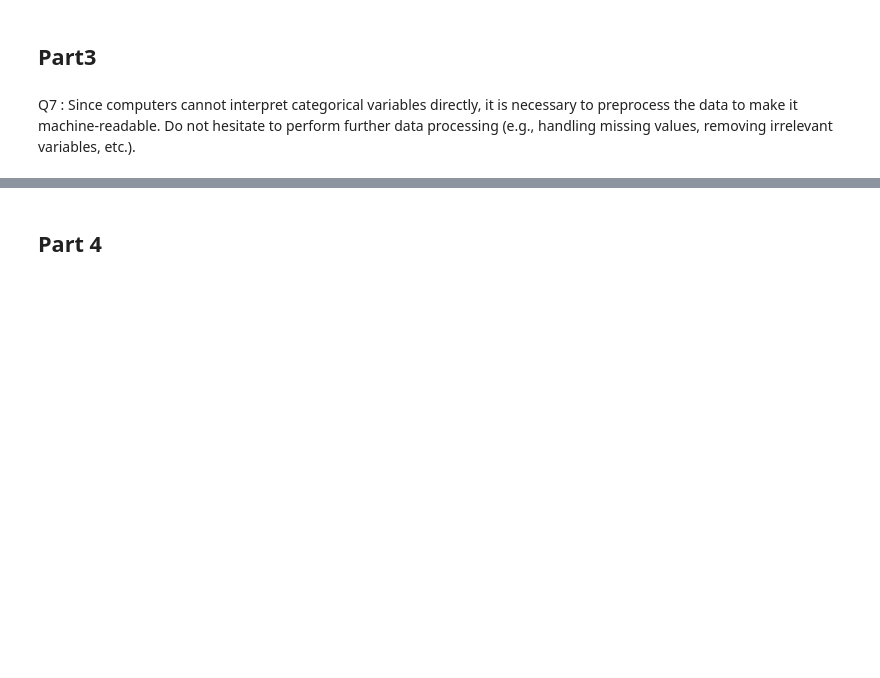
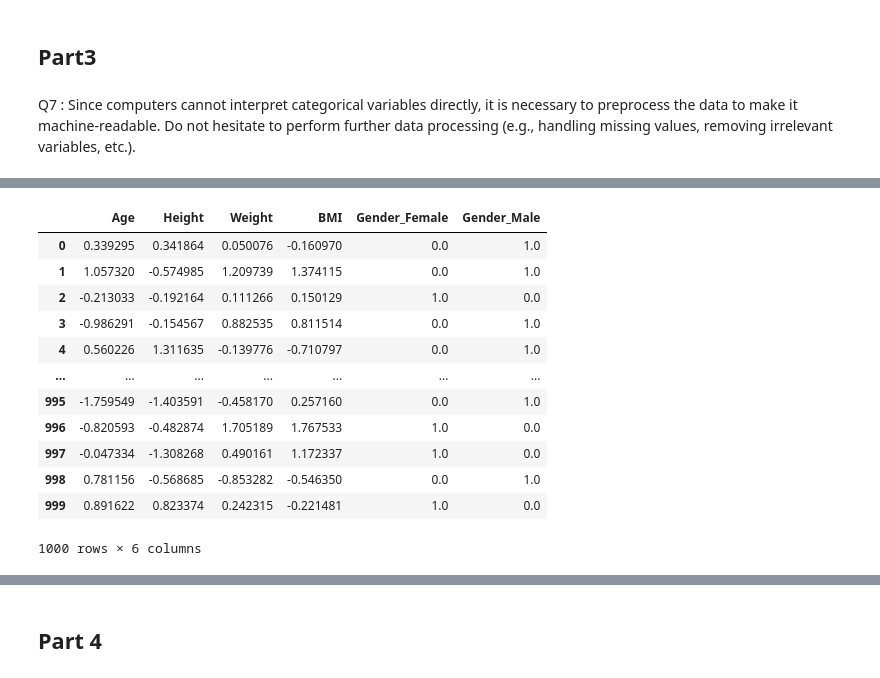
Before and after one commit to touXik/Tp_01_mbdd, a Jupyter notebook: Lab1_Health_Data_Modelling.ipynb, the cells around one changed output, grey strips where cells are left out. Cells and saved outputs as stored; diff of their text form; code cells hidden in the pictures; blank space fills up the shorter version.

```diff
--- a/Lab1_Health_Data_Modelling.ipynb
+++ b/Lab1_Health_Data_Modelling.ipynb
@@ -196,0 +234,12 @@ Answer : ....
+# %%
+encoder = OneHotEncoder(drop=None, sparse_output=False)  # garder toutes les colonnes
+
+# Transformer la colonne Gender
+gender_encoded = encoder.fit_transform(df[['Gender']])
+
+# Récupérer les noms des nouvelles colonnes
+gender_cols = encoder.get_feature_names_out(['Gender'])
+
+# Créer un DataFrame avec les colonnes encodées
+df_gender = pd.DataFrame(gender_encoded, columns=gender_cols, index=df.index)
+df_gender
@@ -196,0 +262,3 @@ Answer : ....
+# %%
+num_cols = df.iloc[:,:4]
+num_cols
@@ -196,0 +279,4 @@ Answer : ....
+# %%
+scaler = StandardScaler()
+num_cols = scaler.fit_transform(num_cols)
+num_cols = pd.DataFrame(num_cols, columns=df.columns[:4], index=df.index)
@@ -196,0 +299,18 @@ Answer : ....
+# %%
+X = pd.concat([num_cols, df_gender], axis=1)
+# %%
+X
+# %% [output]
+|  | Age | Height | Weight | BMI | Gender_Female | Gender_Male |
+| 0 | 0.339295 | 0.341864 | 0.050076 | -0.160970 | 0.0 | 1.0 |
+| 1 | 1.057320 | -0.574985 | 1.209739 | 1.374115 | 0.0 | 1.0 |
+| 2 | -0.213033 | -0.192164 | 0.111266 | 0.150129 | 1.0 | 0.0 |
+| 3 | -0.986291 | -0.154567 | 0.882535 | 0.811514 | 0.0 | 1.0 |
+| 4 | 0.560226 | 1.311635 | -0.139776 | -0.710797 | 0.0 | 1.0 |
+| ... | ... | ... | ... | ... | ... | ... |
+| 995 | -1.759549 | -1.403591 | -0.458170 | 0.257160 | 0.0 | 1.0 |
+| 996 | -0.820593 | -0.482874 | 1.705189 | 1.767533 | 1.0 | 0.0 |
+| 997 | -0.047334 | -1.308268 | 0.490161 | 1.172337 | 1.0 | 0.0 |
+| 998 | 0.781156 | -0.568685 | -0.853282 | -0.546350 | 0.0 | 1.0 |
+| 999 | 0.891622 | 0.823374 | 0.242315 | -0.221481 | 1.0 | 0.0 |
+1000 rows × 6 columns
```
Also changed, not shown: parts of 32 cells of this notebook, 1 other file.
